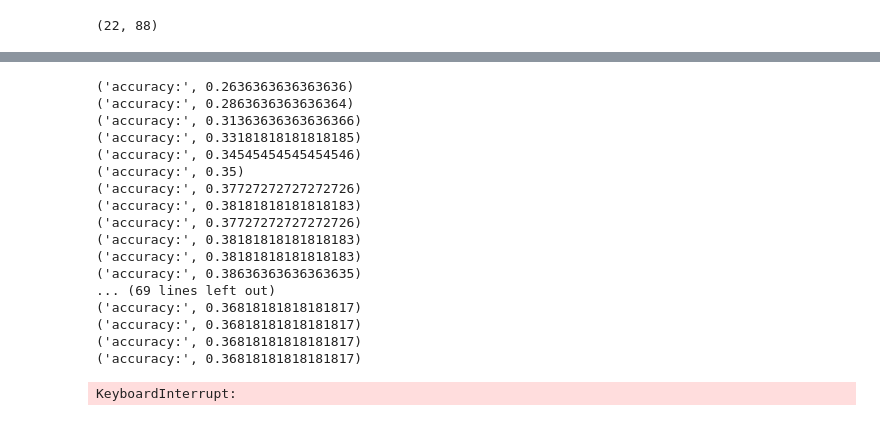
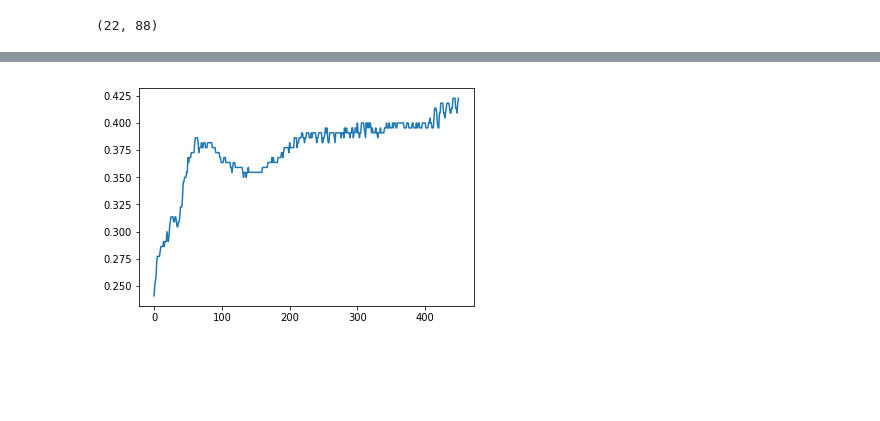
Before and after one commit to Asber777/RobotLearning, a Jupyter notebook: AvoidanceLearning(2) data_normaliaztion.ipynb, the cells around one changed output, grey strips where cells are left out. Saved outputs shown, nothing was run; the diff lists cells and outputs as text; code cells hidden in the pictures; blank space fills up the shorter version.

```diff
--- a/AvoidanceLearning(2) data_normaliaztion.ipynb
+++ b/AvoidanceLearning(2) data_normaliaztion.ipynb
@@ -59,7 +59,7 @@ class MyDataset(Dataset):
             fn, label = self.x[index],self.y[index]
             img = self.loader(root+'depth2/'+fn)# 按照路径读取图片
             if self.transform is not None:
-                img = self.transform(img)/255.0#数据标签转换为Tensor
+                img = self.transform(img)/180.0#数据标签转换为Tensor
             return img,label#return回哪些内容，那么我们在训练时循环读取每个batch时，就能获得哪些内容
      def __len__(self):#这个函数也必须要写，它返回的是数据集的长度，也就是多少张图片，要和loader的长度作区分
             return len(self.x)
@@ -110,12 +110,13 @@ cnn = CNN()
 
 error = nn.CrossEntropyLoss()
 
-optimizer = torch.optim.SGD(cnn.parameters(),lr=0.0001)
+optimizer = torch.optim.SGD(cnn.parameters(),lr=0.00001)
 # %%
 len(test_data_loader),len(train_data_loader)
 # %% [output]
 (22, 88)
 # %%
+accuracy_list = []
 for epochs in range(50):
     for i ,(img,label) in enumerate(train_data_loader):
         img = img.view(10,1,160,120)
@@ -139,8 +140,9 @@ for epochs in range(50):
                 accuracy += (pre == y).sum()
 
             print('accuracy:',accuracy.item()/(220.0))
-            if(accuracy.item()/(220.0)>0.6):
+            accuracy_list.append(accuracy.item()/(220.0))
+            if(accuracy.item()/(220.0)>0.5):
                 torch.save(cnn.state_dict(),'./abcd.pth')
-            if(accuracy.item()/220.0 >= 0.61):
+            if(accuracy.item()/220.0 >= 0.51):
                 break
 # %% [output]
@@ -167,52 +166,7 @@ KeyboardInterrupt:
-# %%
-cnn = CNN()
-
-error = nn.CrossEntropyLoss()
-
-optimizer = torch.optim.SGD(cnn.parameters(),lr=0.00005)
-for epochs in range(100):
-    for i ,(img,label) in enumerate(train_data_loader):
-        img = img.view(10,1,160,120)
-        img = Variable(img)
-        label = Variable(label)
-        optimizer.zero_grad()
-        output = cnn(img)
-
-        loss = error(output,label)
-        loss.backward()
-
-        optimizer.step()
-
-        if i %10 == 0:
-            accuracy = 0
-            for x,y in test_data_loader:
-                x = x.view(10,1,160,120)
-                x = Variable(x)
-                out = cnn(x)
-                pre = torch.max(out.data,1)[1]
-                accuracy += (pre == y).sum()
-
-            print('accuracy:',accuracy.item()/(220.0))
-            if(accuracy.item()/(220.0)>0.6):
-                torch.save(cnn.state_dict(),'./abcd.pth')
-            if(accuracy.item()/220.0 >= 0.61):
-                break
-# %% [output]
-('accuracy:', 0.2636363636363636)
-('accuracy:', 0.2863636363636364)
-('accuracy:', 0.31363636363636366)
-('accuracy:', 0.33181818181818185)
-('accuracy:', 0.34545454545454546)
-('accuracy:', 0.35)
-('accuracy:', 0.37727272727272726)
-('accuracy:', 0.38181818181818183)
-('accuracy:', 0.37727272727272726)
-('accuracy:', 0.38181818181818183)
-('accuracy:', 0.38181818181818183)
-('accuracy:', 0.38636363636363635)
-... (69 lines left out)
-('accuracy:', 0.36818181818181817)
-('accuracy:', 0.36818181818181817)
-('accuracy:', 0.36818181818181817)
-('accuracy:', 0.36818181818181817)
-KeyboardInterrupt:
+# %%
+import matplotlib.pyplot as plt
+%matplotlib inline
+plt.plot(accuracy_list)
+plt.show()
+# %% [output]
+[figure, added]
```
Also changed, not shown: parts of 1 cell of this notebook, 4 other files.
